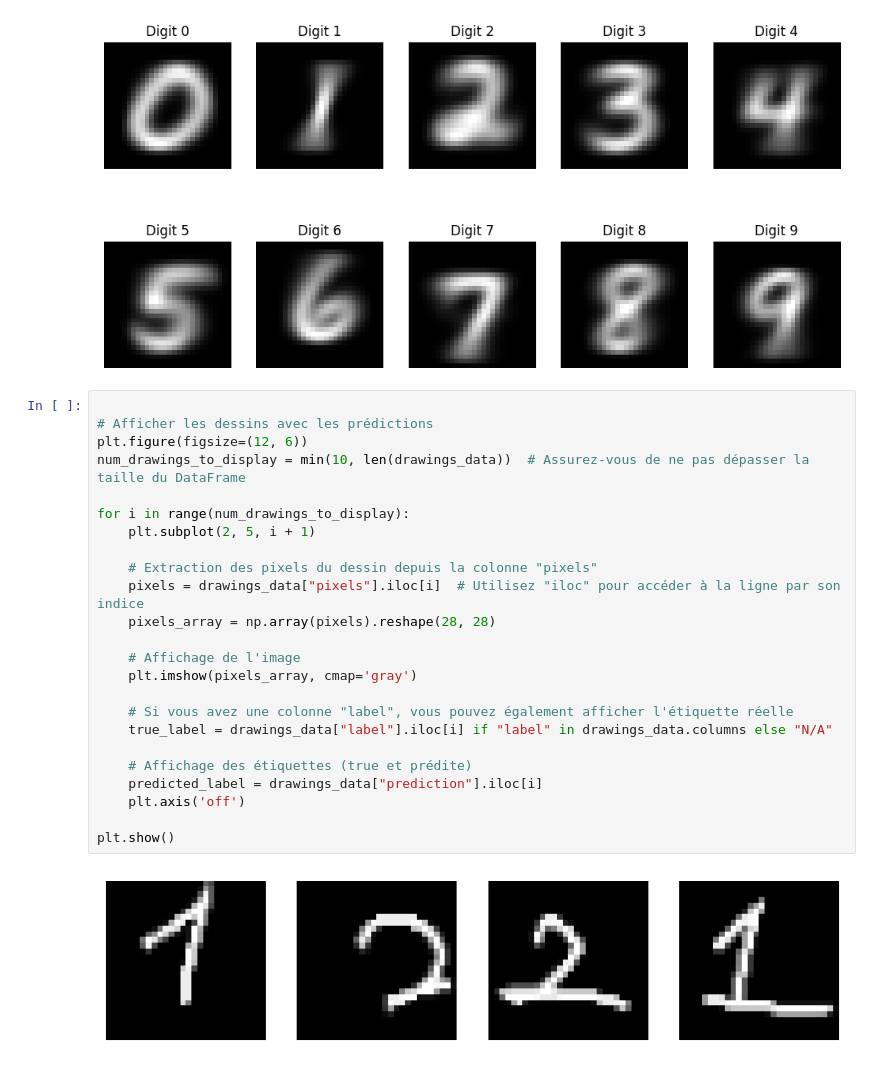
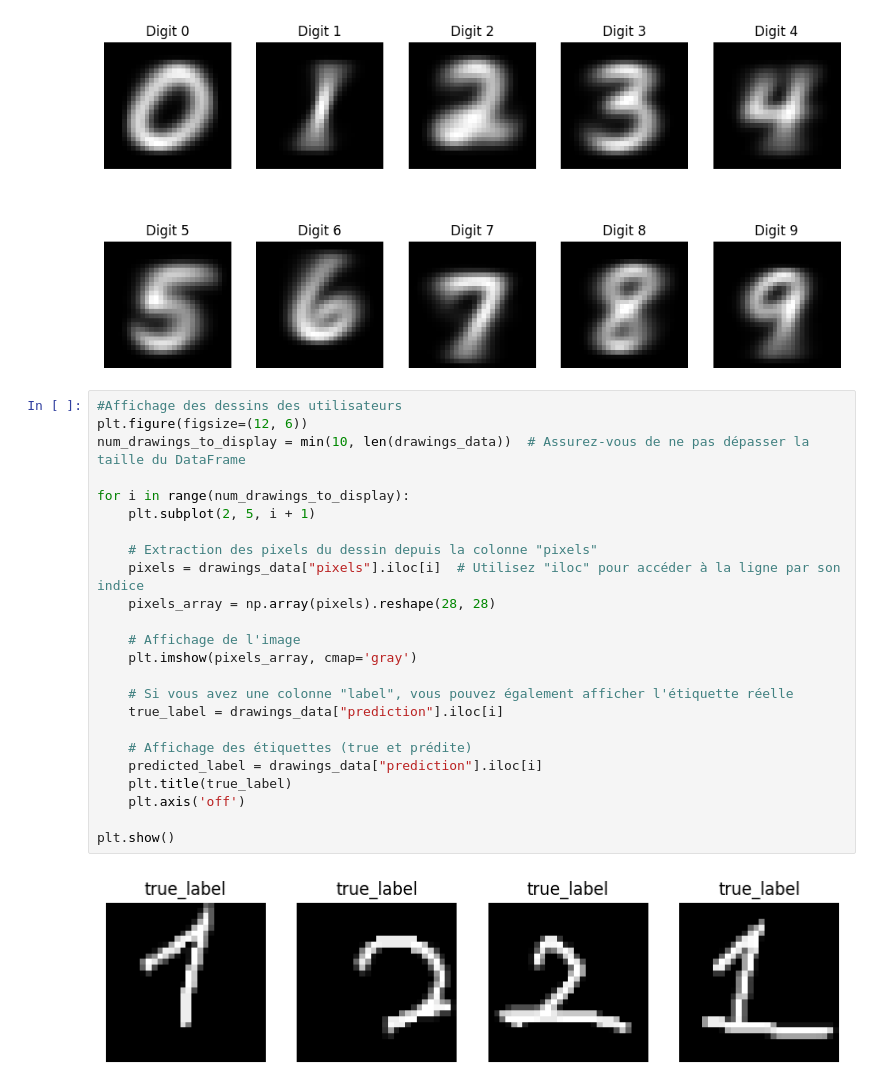
Before and after one commit to marwanG12/digit-recognizer, a Jupyter notebook: DigitRecognizer.ipynb, the cells around one changed output. Drawn from its saved outputs; the diff is of its cells as text.

```diff
--- a/DigitRecognizer.ipynb
+++ b/DigitRecognizer.ipynb
@@ -153,28 +155,28 @@ plt.show()
 # %% [output]
 [figure]
 # %%
-
-# Afficher les dessins avec les prédictions
+#Affichage des dessins des utilisateurs
 plt.figure(figsize=(12, 6))
 num_drawings_to_display = min(10, len(drawings_data))  # Assurez-vous de ne pas dépasser la taille du DataFrame
 
 for i in range(num_drawings_to_display):
     plt.subplot(2, 5, i + 1)
 
     # Extraction des pixels du dessin depuis la colonne "pixels"
     pixels = drawings_data["pixels"].iloc[i]  # Utilisez "iloc" pour accéder à la ligne par son indice
     pixels_array = np.array(pixels).reshape(28, 28)
 
     # Affichage de l'image
     plt.imshow(pixels_array, cmap='gray')
 
     # Si vous avez une colonne "label", vous pouvez également afficher l'étiquette réelle
-    true_label = drawings_data["label"].iloc[i] if "label" in drawings_data.columns else "N/A"
+    true_label = drawings_data["prediction"].iloc[i]
 
     # Affichage des étiquettes (true et prédite)
     predicted_label = drawings_data["prediction"].iloc[i]
+    plt.title(true_label)
     plt.axis('off')
 
 plt.show()
 # %% [output]
-[figure, old version]
+[figure, new version]
```
Also changed, not shown: parts of 1 cell of this notebook.
